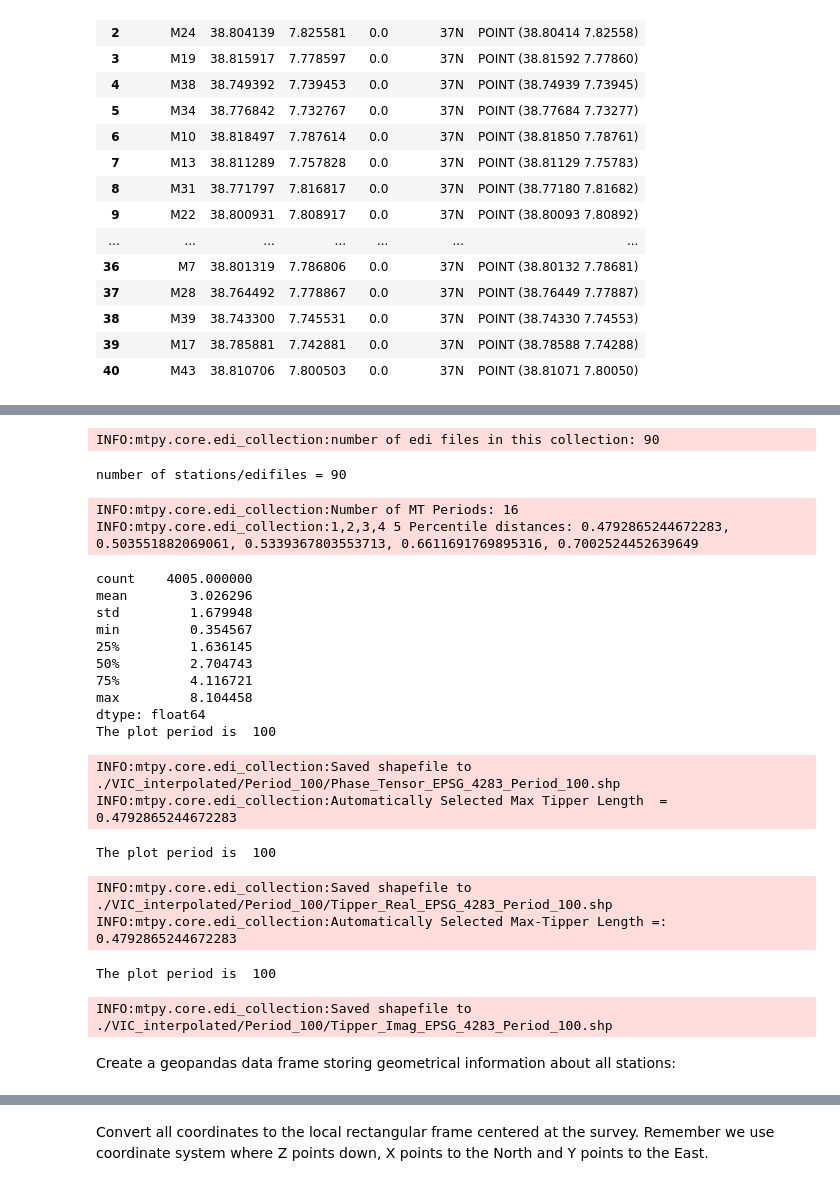
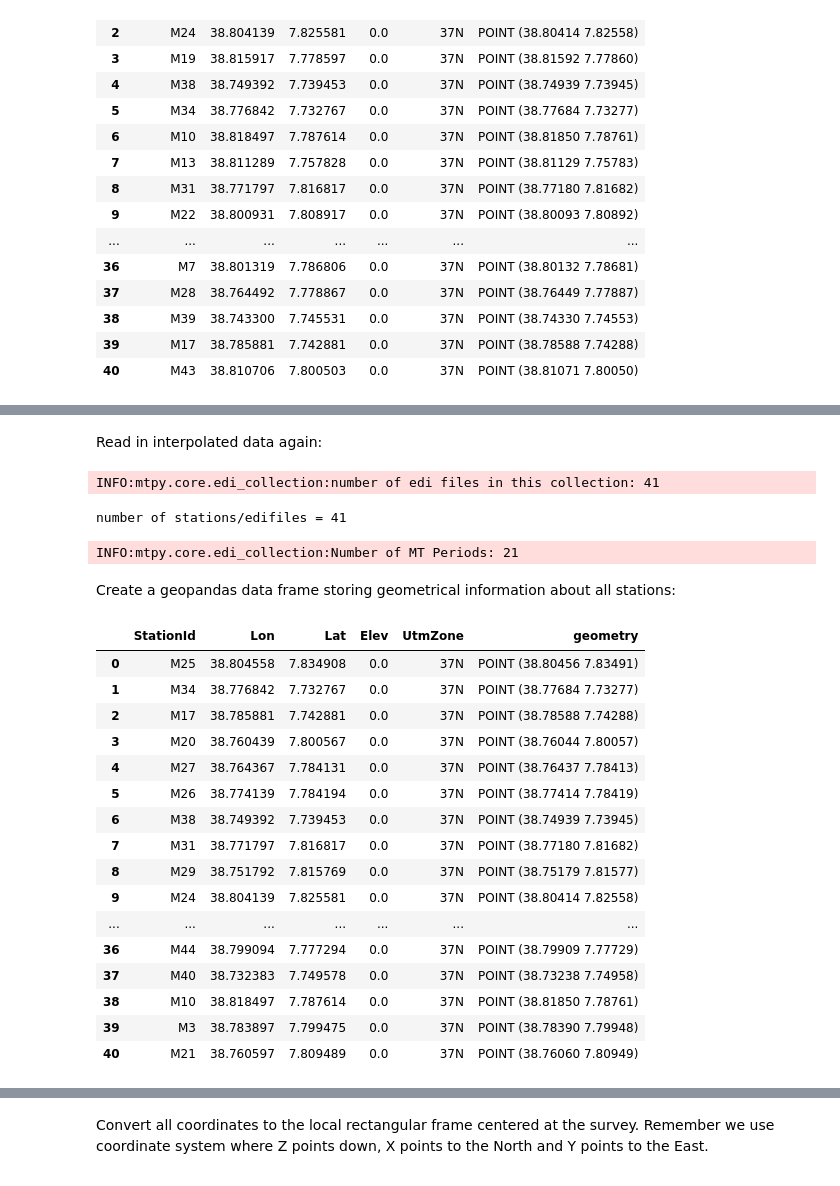
Before and after one commit to GoFEM/pyGoFEM, a Jupyter notebook: 04_working_with_EDI_files_and_MTpy.ipynb, the cells around one changed output, grey strips where cells are left out. Drawn from its saved outputs; the diff is of its cells as text; code cells hidden in the pictures.

```diff
--- a/04_working_with_EDI_files_and_MTpy.ipynb
+++ b/04_working_with_EDI_files_and_MTpy.ipynb
@@ -109,33 +96,33 @@ WARNING:mtpy.imaging.plot_mt_response.PlotMTResponse:Argument ploy_yn=y is not s
-# %%
-shpobj = ShapefilesCreator(edi_files, './VIC_interpolated')
-
-period = 100
-gdf_PT, _ = shpobj.create_phase_tensor_shp(period)
-gdf_reT, _ = shpobj.create_tipper_real_shp(period)
-gdf_imT, _ = shpobj.create_tipper_imag_shp(period)
-# %% [output]
-INFO:mtpy.core.edi_collection:number of edi files in this collection: 90
-number of stations/edifiles = 90
-INFO:mtpy.core.edi_collection:Number of MT Periods: 16
-INFO:mtpy.core.edi_collection:1,2,3,4 5 Percentile distances: 0.4792865244672283, 0.503551882069061, 0.5339367803553713, 0.6611691769895316, 0.7002524452639649
-count    4005.000000
-mean        3.026296
-std         1.679948
-min         0.354567
-25%         1.636145
-50%         2.704743
-75%         4.116721
-max         8.104458
-dtype: float64
-The plot period is  100
-INFO:mtpy.core.edi_collection:Saved shapefile to ./VIC_interpolated/Period_100/Phase_Tensor_EPSG_4283_Period_100.shp
-INFO:mtpy.core.edi_collection:Automatically Selected Max Tipper Length  = 0.4792865244672283
-The plot period is  100
-INFO:mtpy.core.edi_collection:Saved shapefile to ./VIC_interpolated/Period_100/Tipper_Real_EPSG_4283_Period_100.shp
-INFO:mtpy.core.edi_collection:Automatically Selected Max-Tipper Length =: 0.4792865244672283
-The plot period is  100
-INFO:mtpy.core.edi_collection:Saved shapefile to ./VIC_interpolated/Period_100/Tipper_Imag_EPSG_4283_Period_100.shp
+# %% [markdown]
+Read in interpolated data again:
+# %%
+edi_path = "./EDI_interpolated/"
+edi_files = glob.glob(os.path.normpath(os.path.abspath(os.path.join(edi_path, "*.edi"))))
+edi_collection = EdiCollection(edi_files)
+# %% [output]
+INFO:mtpy.core.edi_collection:number of edi files in this collection: 41
+number of stations/edifiles = 41
+INFO:mtpy.core.edi_collection:Number of MT Periods: 21
 # %% [markdown]
 Create a geopandas data frame storing geometrical information about all stations:
 # %%
-gdf = edi_interpolated.create_mt_station_gdf()
+gdf = edi_collection.create_mt_station_gdf()
+gdf
+# %% [output]
+|  | StationId | Lon | Lat | Elev | UtmZone | geometry |
+| 0 | M25 | 38.804558 | 7.834908 | 0.0 | 37N | POINT (38.80456 7.83491) |
+| 1 | M34 | 38.776842 | 7.732767 | 0.0 | 37N | POINT (38.77684 7.73277) |
+| 2 | M17 | 38.785881 | 7.742881 | 0.0 | 37N | POINT (38.78588 7.74288) |
+| 3 | M20 | 38.760439 | 7.800567 | 0.0 | 37N | POINT (38.76044 7.80057) |
+| 4 | M27 | 38.764367 | 7.784131 | 0.0 | 37N | POINT (38.76437 7.78413) |
+| 5 | M26 | 38.774139 | 7.784194 | 0.0 | 37N | POINT (38.77414 7.78419) |
+| 6 | M38 | 38.749392 | 7.739453 | 0.0 | 37N | POINT (38.74939 7.73945) |
+| 7 | M31 | 38.771797 | 7.816817 | 0.0 | 37N | POINT (38.77180 7.81682) |
+| 8 | M29 | 38.751792 | 7.815769 | 0.0 | 37N | POINT (38.75179 7.81577) |
+| 9 | M24 | 38.804139 | 7.825581 | 0.0 | 37N | POINT (38.80414 7.82558) |
+| ... | ... | ... | ... | ... | ... | ... |
+| 36 | M44 | 38.799094 | 7.777294 | 0.0 | 37N | POINT (38.79909 7.77729) |
+| 37 | M40 | 38.732383 | 7.749578 | 0.0 | 37N | POINT (38.73238 7.74958) |
+| 38 | M10 | 38.818497 | 7.787614 | 0.0 | 37N | POINT (38.81850 7.78761) |
+| 39 | M3 | 38.783897 | 7.799475 | 0.0 | 37N | POINT (38.78390 7.79948) |
+| 40 | M21 | 38.760597 | 7.809489 | 0.0 | 37N | POINT (38.76060 7.80949) |
```
Also changed, not shown: parts of 51 cells of this notebook, 1 other file.
